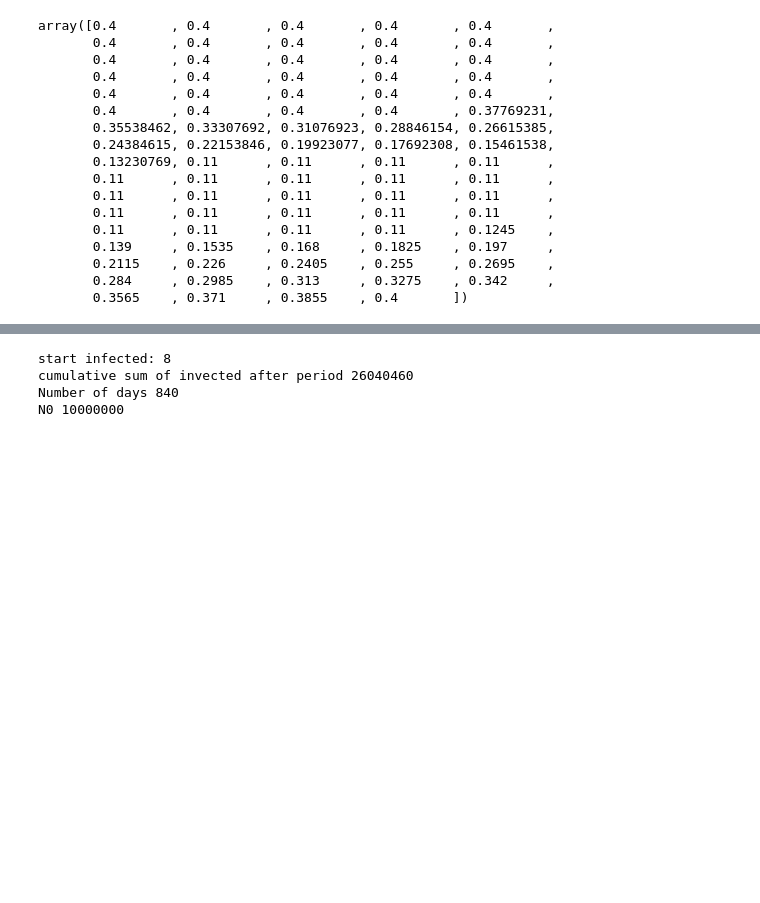
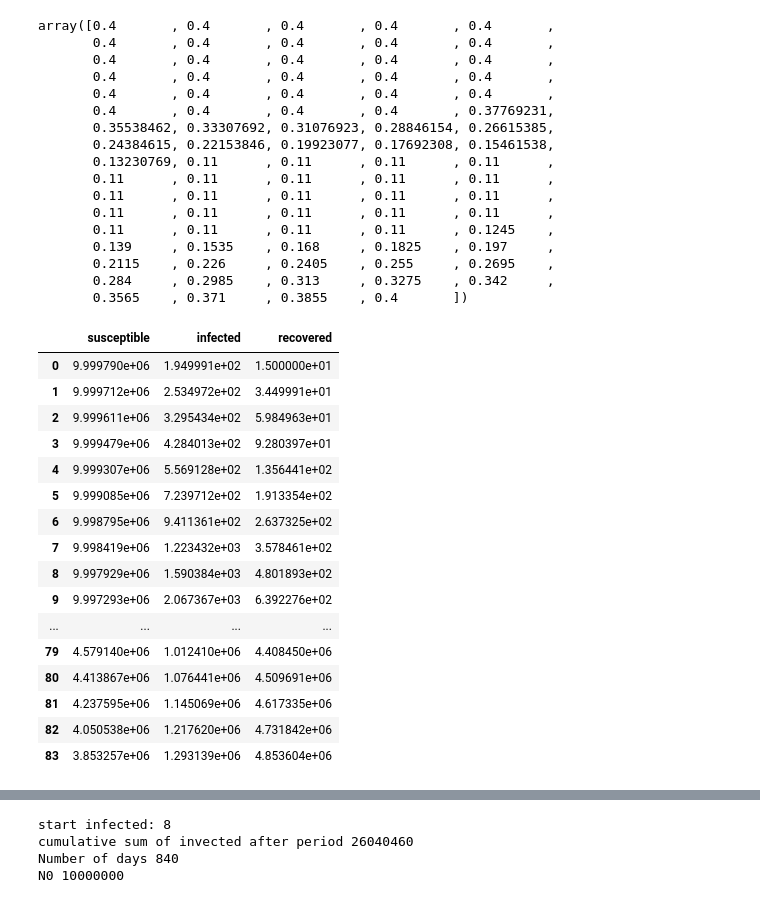
Before and after one commit to KaustabhRoy/AppliedDataScience_Covid19_Roy, a Jupyter notebook: notebooks/SIR_modelling.ipynb, the cells around one changed output, grey strips where cells are left out. Cells and saved outputs as stored; diff of their text form; code cells hidden in the pictures; blank space fills up the shorter version.

```diff
--- a/notebooks/SIR_modelling.ipynb
+++ b/notebooks/SIR_modelling.ipynb
@@ -222,20 +238,39 @@ array([0.4       , 0.4       , 0.4       , 0.4       , 0.4       ,
 # %%
 SIR=np.array([S0,I0,R0])
 propagation_rates=pd.DataFrame(columns={'susceptible':S0,
                                         'infected':I0,
-                                        'recoverd':R0})
+                                        'recovered':R0})
 
 
 
 for each_beta in pd_beta:
 
     new_delta_vec=SIR_model(SIR,each_beta,gamma)
 
     SIR=SIR+new_delta_vec
 
     propagation_rates=propagation_rates.append({'susceptible':SIR[0],
                                                 'infected':SIR[1],
                                                 'recovered':SIR[2]}, ignore_index=True)
+propagation_rates
+# %% [output]
+|  | susceptible | infected | recovered |
+| 0 | 9.999790e+06 | 1.949991e+02 | 1.500000e+01 |
+| 1 | 9.999712e+06 | 2.534972e+02 | 3.449991e+01 |
+| 2 | 9.999611e+06 | 3.295434e+02 | 5.984963e+01 |
+| 3 | 9.999479e+06 | 4.284013e+02 | 9.280397e+01 |
+| 4 | 9.999307e+06 | 5.569128e+02 | 1.356441e+02 |
+| 5 | 9.999085e+06 | 7.239712e+02 | 1.913354e+02 |
+| 6 | 9.998795e+06 | 9.411361e+02 | 2.637325e+02 |
+| 7 | 9.998419e+06 | 1.223432e+03 | 3.578461e+02 |
+| 8 | 9.997929e+06 | 1.590384e+03 | 4.801893e+02 |
+| 9 | 9.997293e+06 | 2.067367e+03 | 6.392276e+02 |
+| ... | ... | ... | ... |
+| 79 | 4.579140e+06 | 1.012410e+06 | 4.408450e+06 |
+| 80 | 4.413867e+06 | 1.076441e+06 | 4.509691e+06 |
+| 81 | 4.237595e+06 | 1.145069e+06 | 4.617335e+06 |
+| 82 | 4.050538e+06 | 1.217620e+06 | 4.731842e+06 |
+| 83 | 3.853257e+06 | 1.293139e+06 | 4.853604e+06 |
 # %%
 fig, ax1 = plt.subplots(1, 1)
 
```
Also changed, not shown: parts of 9 cells of this notebook, 6 other files.
